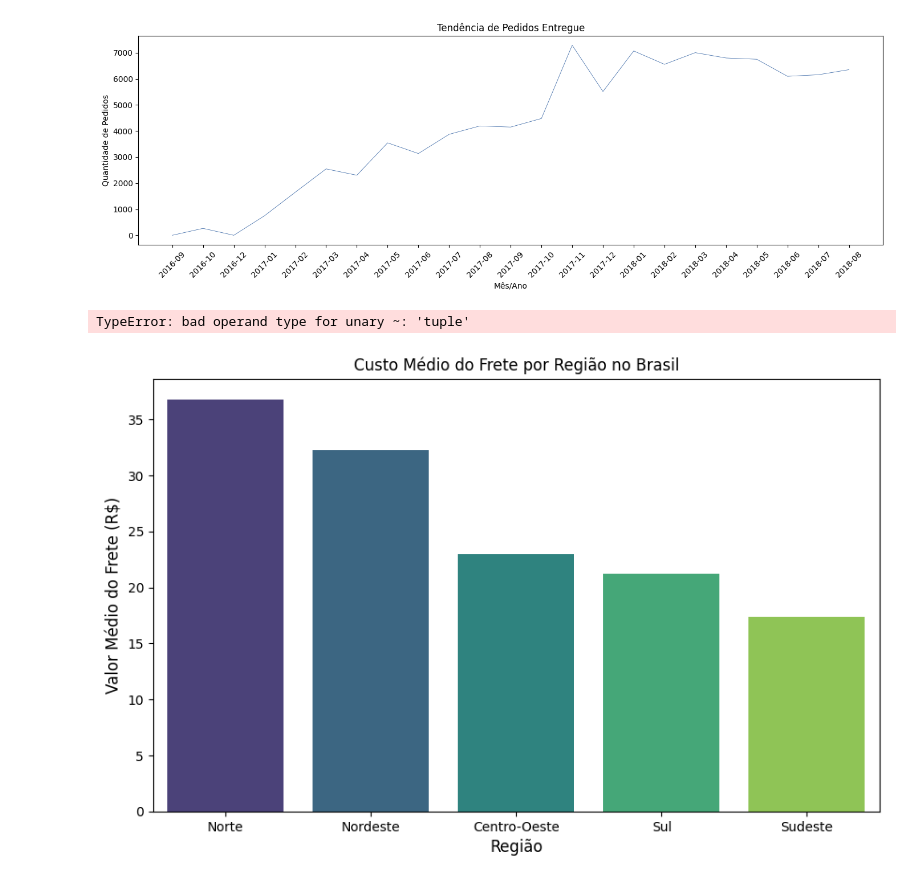
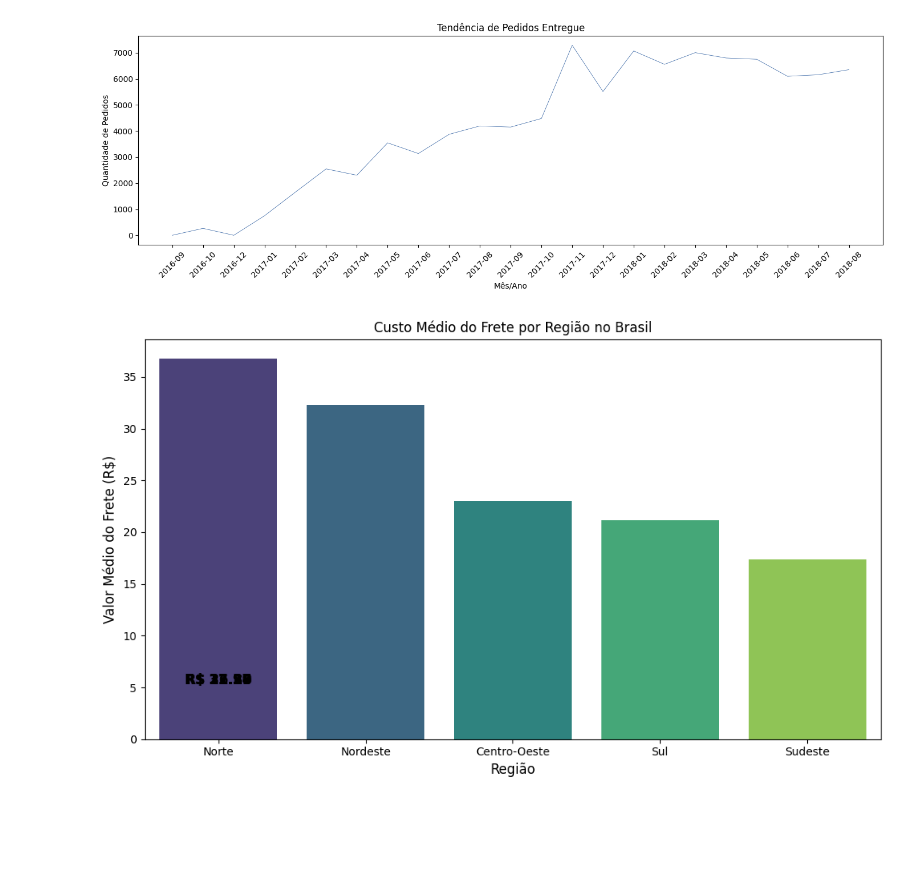
Before and after one commit to prkalva10/Collab, a Jupyter notebook: Analise_Dados_FINAL_Olist.ipynb, the cells around one changed output. Saved outputs shown, nothing was run; the diff lists cells and outputs as text; code cells hidden in the pictures; blank space fills up the shorter version.

```diff
--- a/Analise_Dados_FINAL_Olist.ipynb
+++ b/Analise_Dados_FINAL_Olist.ipynb
@@ -581,17 +581,16 @@ frete_regiao = frete_regiao.sort_values(by='valor_frete', ascending=False)
 # %%
 # Agora é o gráfico
 plt.figure(figsize=(10, 6))
 ax = sns.barplot(x='regiao_brasil', y='valor_frete', data=frete_regiao, hue='regiao_brasil', palette='viridis')
 plt.title('Custo Médio do Frete por Região no Brasil')
 plt.xlabel('Região', fontsize=12)
 plt.ylabel('Valor Médio do Frete (R$)', fontsize=12)
 
 for p in ax.patches:
     ax.annotate(f'R$ {p.get_height():.2f}', (p.get_x() + p.get_width() / 2., p.get_height()),
-                ha='center', va='bottom', fontsize=12, fontweight='bold', xytext=~(0,5))
+                ha='center', va='bottom', fontsize=12, fontweight='bold', xytext=(0,5))
 
 plt.tight_layout()
 plt.show()
 # %% [output]
-TypeError: bad operand type for unary ~: 'tuple'
-[figure, old version]
+[figure, new version]
```
Also changed, not shown: parts of 3 cells of this notebook.
